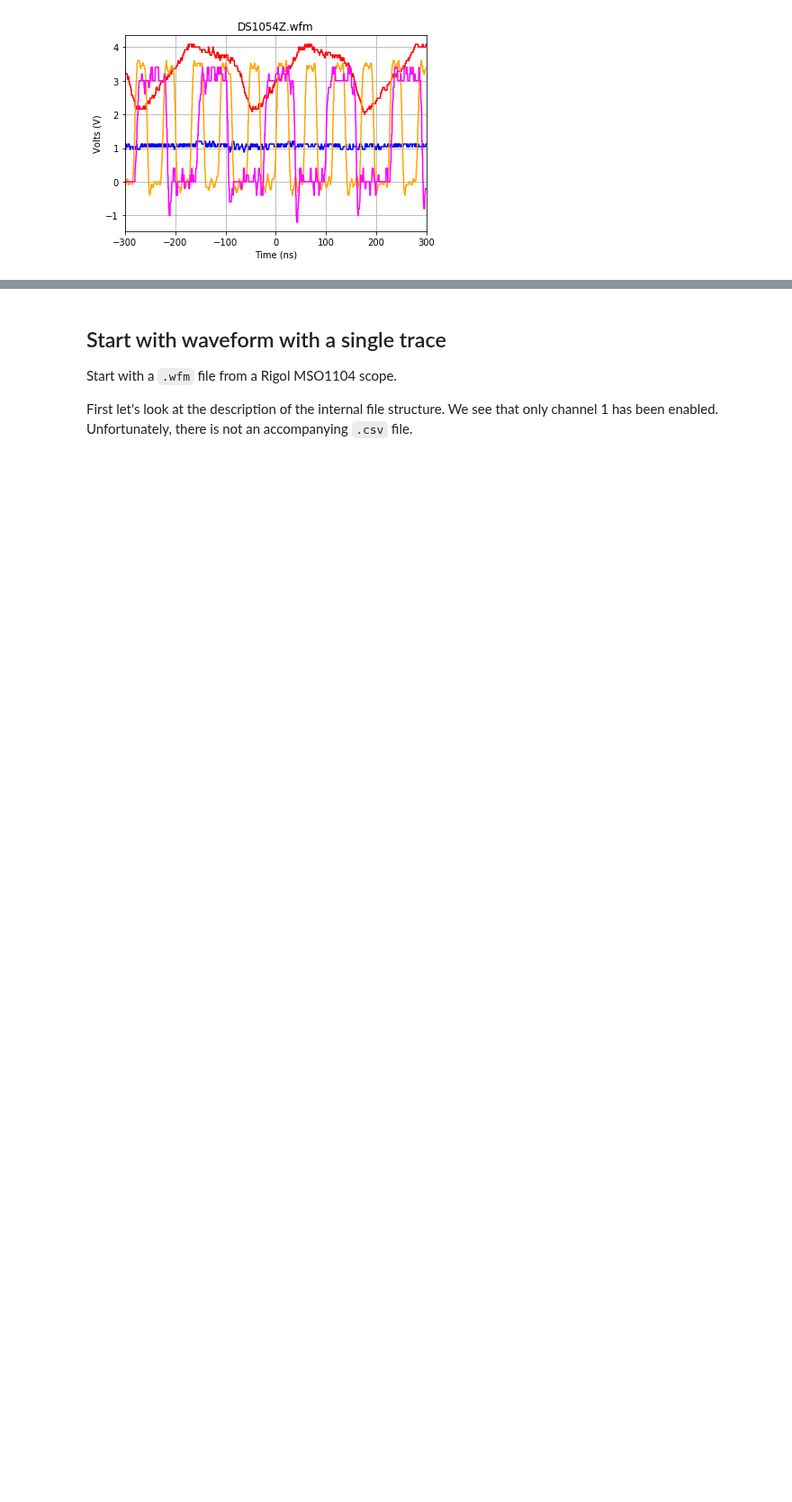
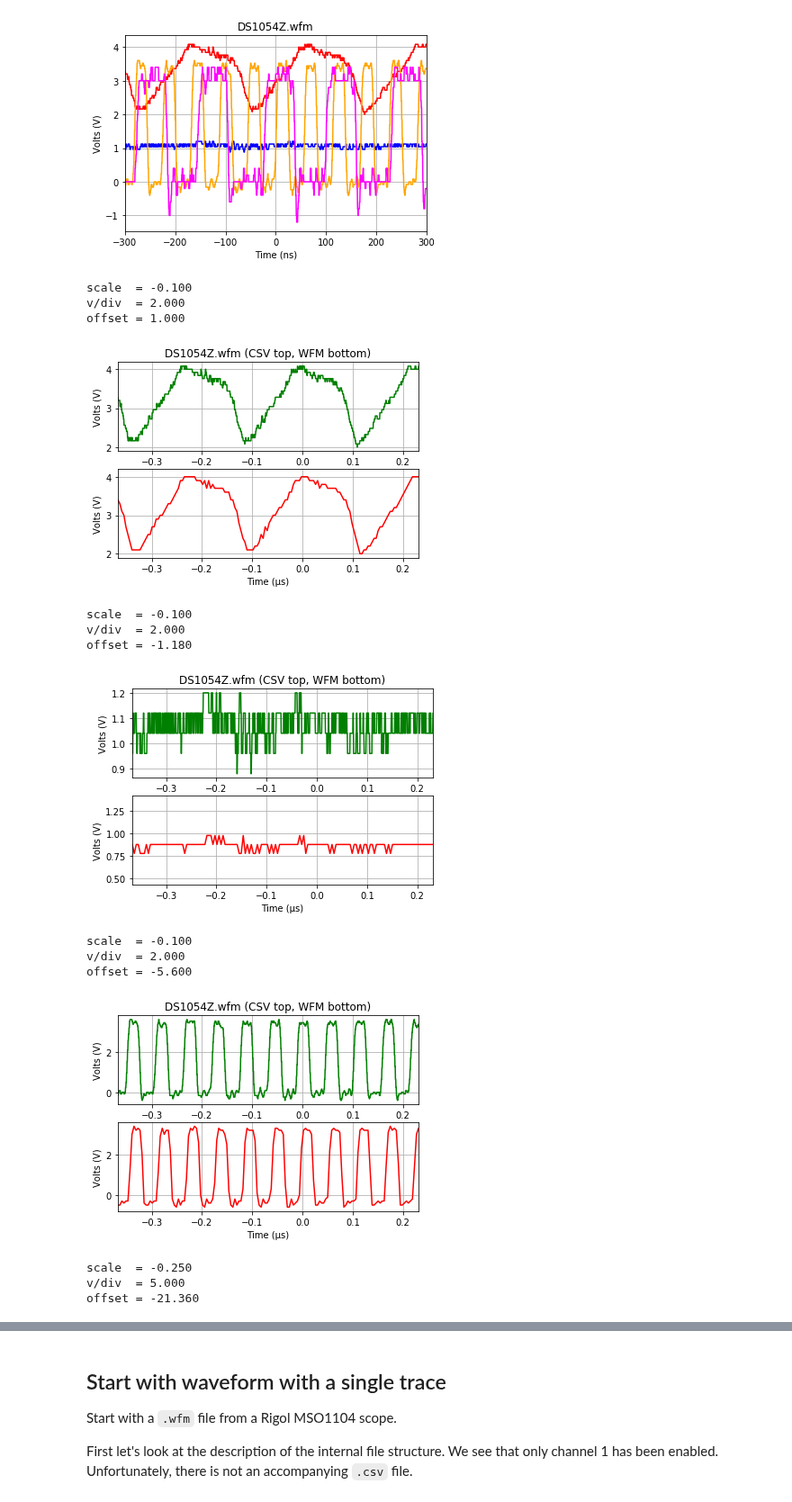
Before and after one commit to scottprahl/RigolWFM, a Jupyter notebook: doc/1-DS1000Z-Waveforms.ipynb, the cells around one changed output, grey strips where cells are left out. Shown at 90% size. Saved outputs shown, nothing was run; the diff lists cells and outputs as text; code cells hidden in the pictures; blank space fills up the shorter version.

```diff
--- a/doc/1-DS1000Z-Waveforms.ipynb
+++ b/doc/1-DS1000Z-Waveforms.ipynb
@@ -166,3 +184,49 @@ plt.xlim(-300,300)
 plt.show()
 # %% [output]
 [figure]
+# %%
+def compare(w, csv_data, channel_number, time_offset=0):
+    ch = w.channels[channel_number-1]
+
+    t=csv_data[0]
+    y=csv_data[channel_number]
+    tt = 0.5*t/1000-time_offset # microseconds
+
+    print("scale  = %.3f" % ch.volt_scale)
+    print("v/div  = %.3f" % ch.volt_per_division)
+    print("offset = %.3f" % ch.volt_offset)
+
+    plt.subplot(211)
+    plt.plot(tt, y, color='green')
+    plt.title("%s (CSV top, WFM bottom)" % w.basename)
+    plt.ylabel("Volts (V)")
+    plt.grid(True)
+    plt.xlim(tt[0],tt[-1])
+
+    plt.subplot(212)
+    plt.plot(ch.times*1e6, ch.volts, color='red')
+    plt.xlabel("Time (µs)")
+    plt.ylabel("Volts (V)")
+    plt.xlim(tt[0],tt[-1])
+    plt.grid(True)
+
+    plt.show()
+
+for ch in [1,2,3,4]:
+    compare(w,csv_data,ch,0.368)
+# %% [output]
+scale  = -0.100
+v/div  = 2.000
+offset = 1.000
+[figure, added]
+scale  = -0.100
+v/div  = 2.000
+offset = -1.180
+[figure, added]
+scale  = -0.100
+v/div  = 2.000
+offset = -5.600
+[figure, added]
+scale  = -0.250
+v/div  = 5.000
+offset = -21.360
```
Also changed, not shown: parts of 18 cells of this notebook, 3 other files.
